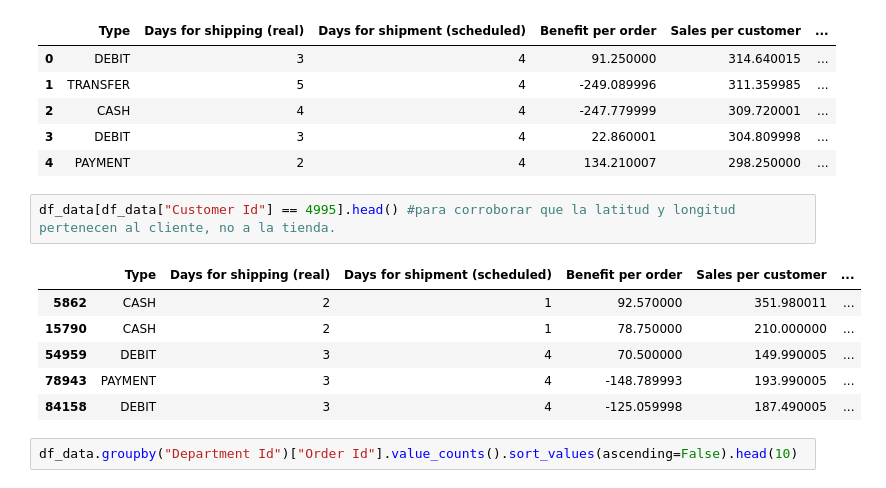
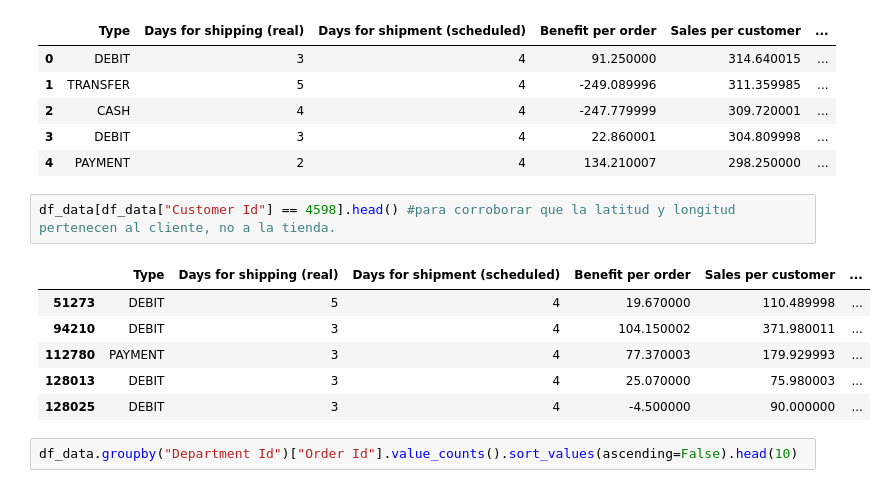
Before and after one commit to fabihrndz/e-commerce-operations-insights, a Jupyter notebook: notebooks/01_eda.ipynb, the cells around one changed output. Cells and saved outputs as stored; diff of their text form.

```diff
--- a/notebooks/01_eda.ipynb
+++ b/notebooks/01_eda.ipynb
@@ -101,14 +101,14 @@ df_data.head()
 | 3 | DEBIT | 3 | 4 | 22.860001 | 304.809998 | ... |
 | 4 | PAYMENT | 2 | 4 | 134.210007 | 298.250000 | ... |
 # %%
-df_data[df_data["Customer Id"] == 4995].head() #para corroborar que la latitud y longitud pertenecen al cliente, no a la tienda.
+df_data[df_data["Customer Id"] == 4598].head() #para corroborar que la latitud y longitud pertenecen al cliente, no a la tienda.
 # %% [output]
 |  | Type | Days for shipping (real) | Days for shipment (scheduled) | Benefit per order | Sales per customer | ... |
-| 5862 | CASH | 2 | 1 | 92.570000 | 351.980011 | ... |
-| 15790 | CASH | 2 | 1 | 78.750000 | 210.000000 | ... |
-| 54959 | DEBIT | 3 | 4 | 70.500000 | 149.990005 | ... |
-| 78943 | PAYMENT | 3 | 4 | -148.789993 | 193.990005 | ... |
-| 84158 | DEBIT | 3 | 4 | -125.059998 | 187.490005 | ... |
+| 51273 | DEBIT | 5 | 4 | 19.670000 | 110.489998 | ... |
+| 94210 | DEBIT | 3 | 4 | 104.150002 | 371.980011 | ... |
+| 112780 | PAYMENT | 3 | 4 | 77.370003 | 179.929993 | ... |
+| 128013 | DEBIT | 3 | 4 | 25.070000 | 75.980003 | ... |
+| 128025 | DEBIT | 3 | 4 | -4.500000 | 90.000000 | ... |
 # %%
 df_data.groupby("Department Id")["Order Id"].value_counts().sort_values(ascending=False).head(10)
 # %% [output]
```
Also changed, not shown: parts of 3 cells of this notebook, 1 other file.
